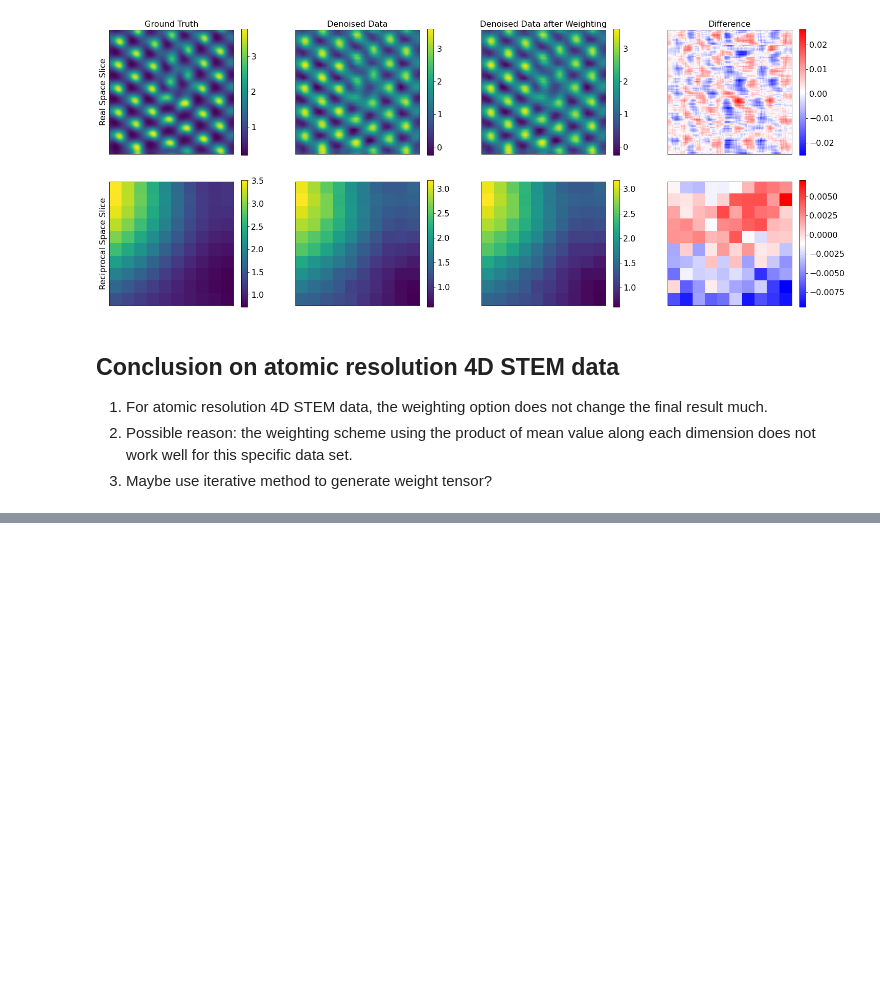
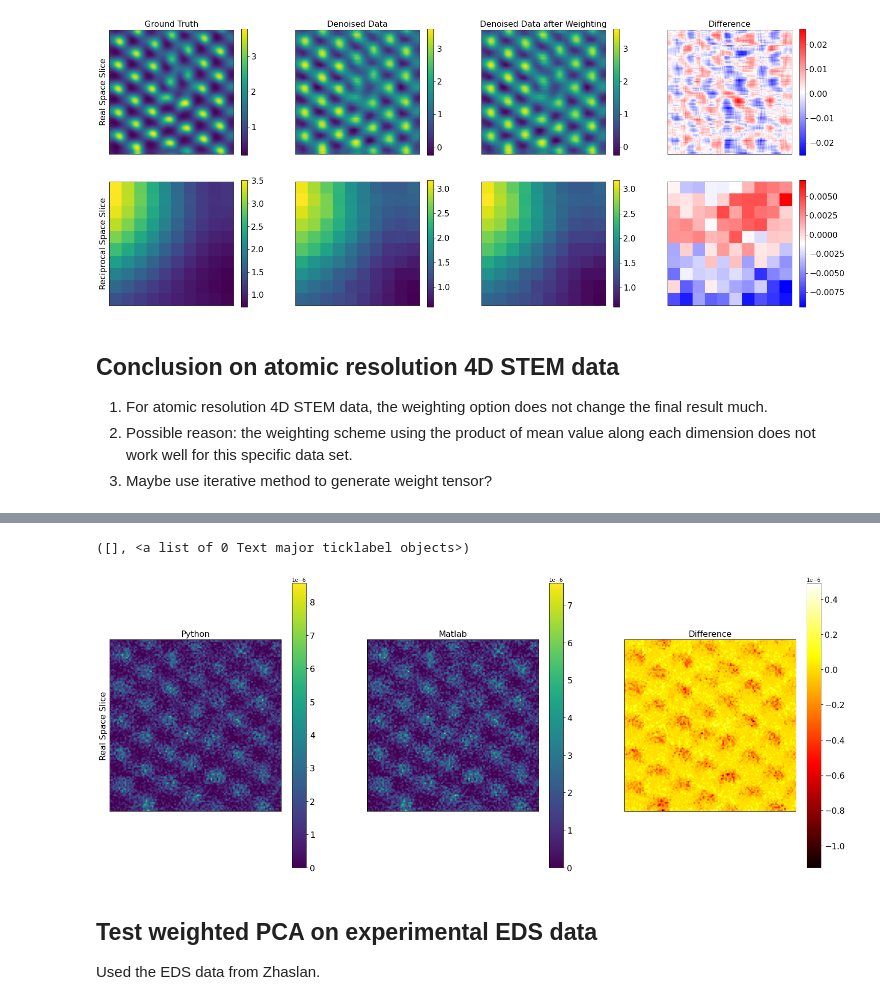
Before and after one commit to paul-voyles/tensor_svd, a Jupyter notebook: tensor_svd/Weighted tensor SVD test.ipynb, the cells around one changed output, grey strips where cells are left out. Saved outputs shown, nothing was run; the diff lists cells and outputs as text; code cells hidden in the pictures; blank space fills up the shorter version.

Commit message:
New update on weighted tensor SVD and new notebook to show the denoising on EDS data

```diff
--- a/tensor_svd/Weighted tensor SVD test.ipynb
+++ b/tensor_svd/Weighted tensor SVD test.ipynb
@@ -190,0 +198,48 @@ plt.show()
+# %%
+# read the test data and weighting using python function
+path = 'D:/2020/TensorSVD/ManuscriptRelated/SimulationData/DenoiseInput_cropped/SiDislocation/'
+data_noisy = sio.loadmat(path + 'Simulation_noisy_SiDisl_slice_5_10000FPS_cropped_100layers.mat')
+data_noisy = data_noisy['datacube'].astype('float')
+# Reshape the 3D tensor into 2D matrix, in the same way as the matlab code does.
+# data_noisy = np.reshape(data_noisy,[114*114,100])
+data_noisy_weighted, weights = weighted_tensor(data_noisy)
+# data_noisy_weighted = np.reshape(data_noisy_weighted,[114,114,100])
+# %%
+# read the weighted data from Matlab code
+# The data is a 3D tensor, but was weighted as a 2D matrix then reshaped back to 3D tensor.
+path = 'D:/2020 Cornell/Tensor SVD improvment/Weighted tensor SVD/'
+data_noisy_weighted_2 = sio.loadmat(path + 'weightedTensor_matlab.mat')
+data_noisy_weighted_2 = data_noisy_weighted_2['SI']
+# %%
+fig = plt.figure(figsize=(25,10))
+
+plt.subplot(131)
+plt.imshow(data_noisy_weighted[:,:,10])
+plt.title('Python',fontsize = 16)
+plt.ylabel('Real Space Slice', fontsize = 16)
+cbar = plt.colorbar()
+cbar.ax.tick_params(labelsize=16)
+plt.xticks([])
+plt.yticks([])
+
+plt.subplot(132)
+plt.imshow(data_noisy_weighted_2[:,:,10])
+plt.title('Matlab',fontsize = 16)
+cbar = plt.colorbar()
+cbar.ax.tick_params(labelsize=16)
+plt.xticks([])
+plt.yticks([])
+
+plt.subplot(133)
+plt.imshow((data_noisy_weighted_2[:,:,10] - data_noisy_weighted[:,:,10]), cmap='hot')
+plt.title('Difference',fontsize = 16)
+cbar = plt.colorbar()
+cbar.ax.tick_params(labelsize=16)
+plt.xticks([])
+plt.yticks([])
+# %% [output]
+([], <a list of 0 Text major ticklabel objects>)
+[figure, added]
+# %% [markdown]
+## Test weighted PCA on experimental EDS data
+Used the EDS data from Zhaslan.
```
Also changed, not shown: parts of 8 cells of this notebook, 2 other files.
